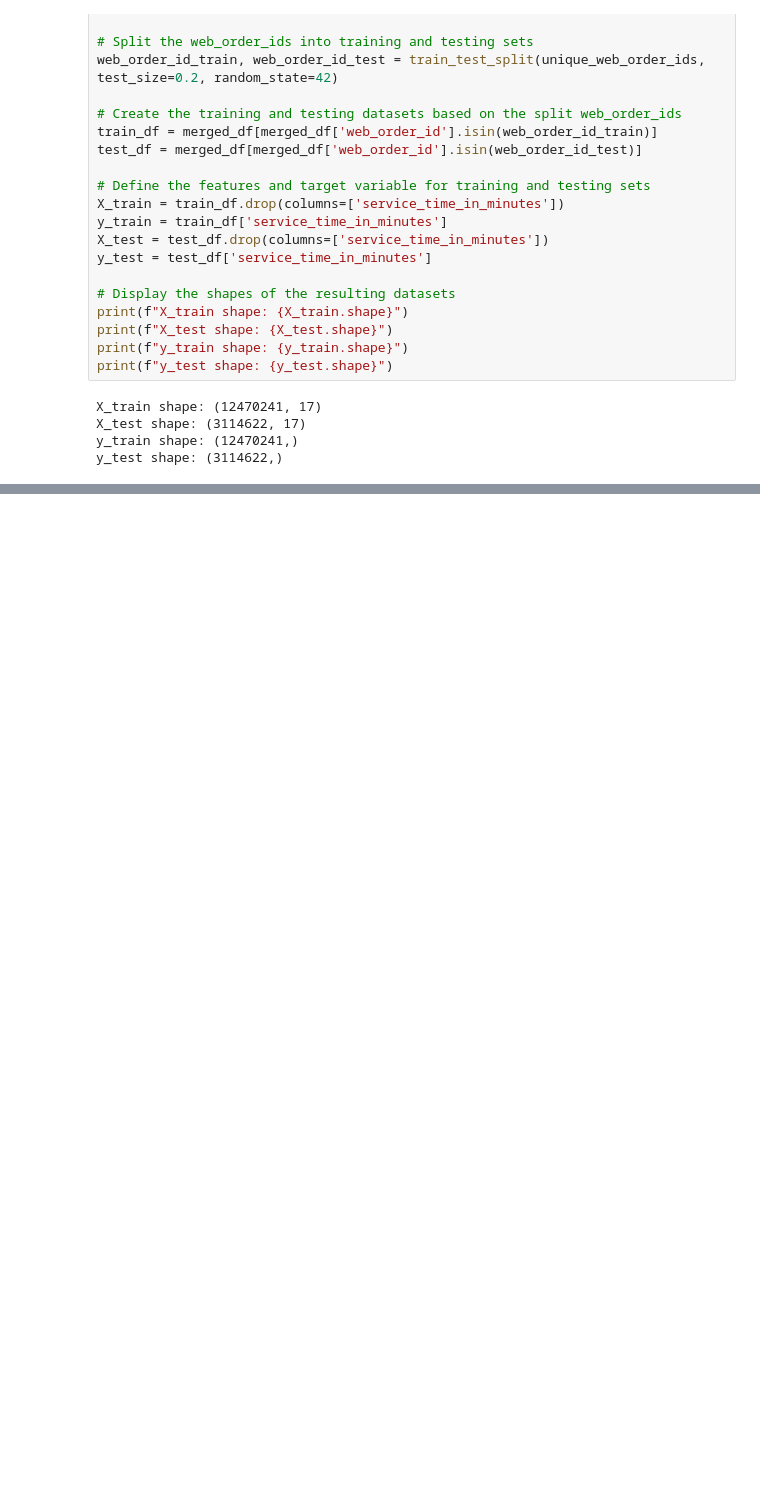
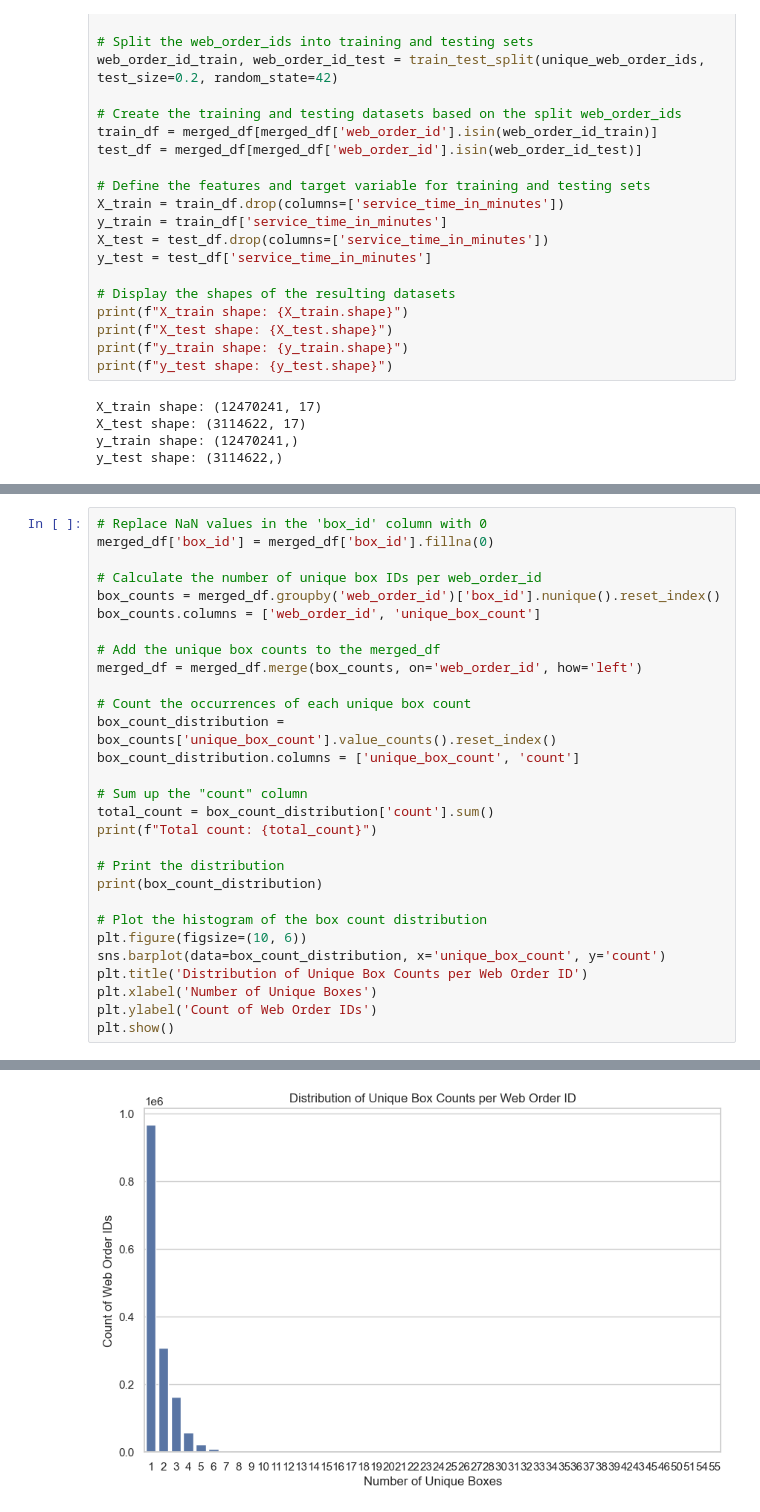
Before and after one commit to eelisee/flaschenpost, a Jupyter notebook: elise-distributions.ipynb, the cells around one changed output, grey strips where cells are left out. Saved outputs shown, nothing was run; the diff lists cells and outputs as text; blank space fills up the shorter version.

```diff
--- a/elise-distributions.ipynb
+++ b/elise-distributions.ipynb
@@ -402,2 +407,32 @@ Average Prediction MSE: 39.61890969397118
 Rule-based Predictions MAE: 4.966031073121452
 Rule-based Predictions MSE: 57.408415297102124
+# %%
+# Replace NaN values in the 'box_id' column with 0
+merged_df['box_id'] = merged_df['box_id'].fillna(0)
+
+# Calculate the number of unique box IDs per web_order_id
+box_counts = merged_df.groupby('web_order_id')['box_id'].nunique().reset_index()
+box_counts.columns = ['web_order_id', 'unique_box_count']
+
+# Add the unique box counts to the merged_df
+merged_df = merged_df.merge(box_counts, on='web_order_id', how='left')
+
+# Count the occurrences of each unique box count
+box_count_distribution = box_counts['unique_box_count'].value_counts().reset_index()
+box_count_distribution.columns = ['unique_box_count', 'count']
+
+# Sum up the "count" column
+total_count = box_count_distribution['count'].sum()
+print(f"Total count: {total_count}")
+
+# Print the distribution
+print(box_count_distribution)
+
+# Plot the histogram of the box count distribution
+plt.figure(figsize=(10, 6))
+sns.barplot(data=box_count_distribution, x='unique_box_count', y='count')
+plt.title('Distribution of Unique Box Counts per Web Order ID')
+plt.xlabel('Number of Unique Boxes')
+plt.ylabel('Count of Web Order IDs')
+plt.show()
+# %% [output]
@@ -403,0 +456 @@ Rule-based Predictions MSE: 57.408415297102124
+[figure, added]
```
Also changed, not shown: parts of 20 cells of this notebook, 1 other file.
